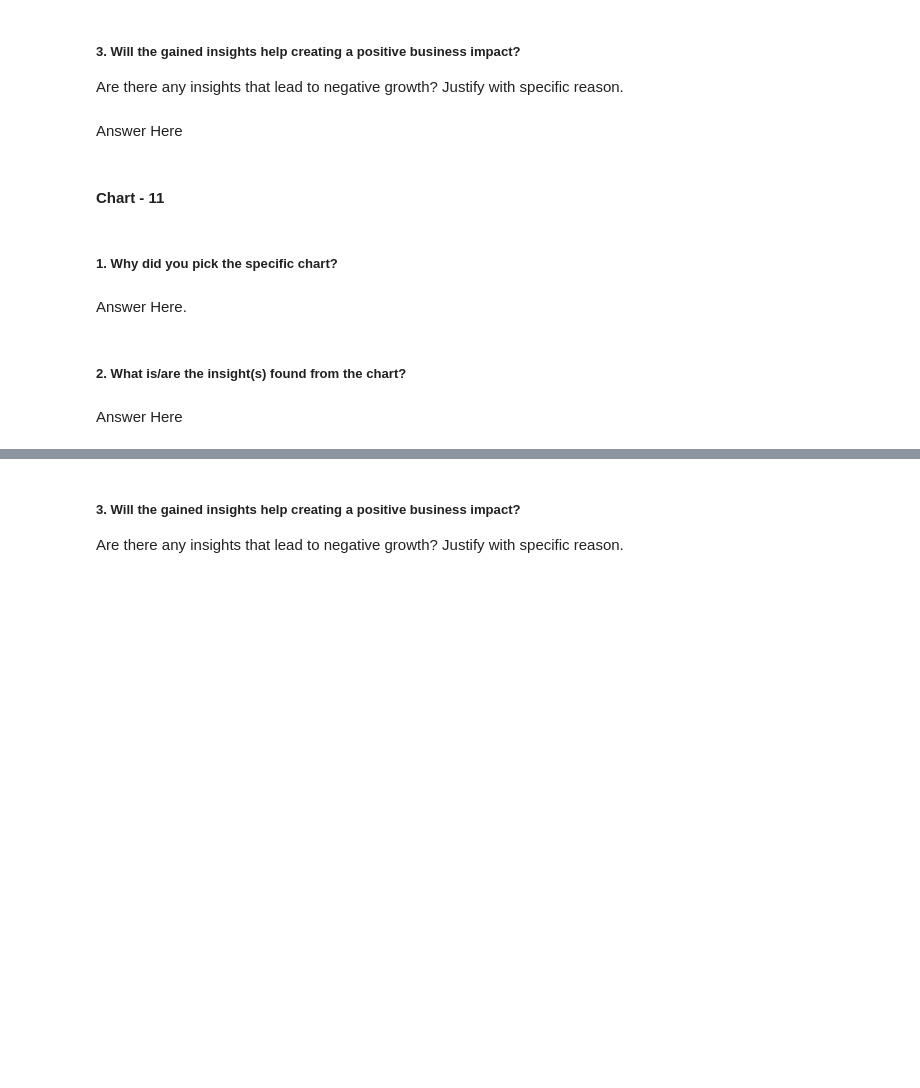
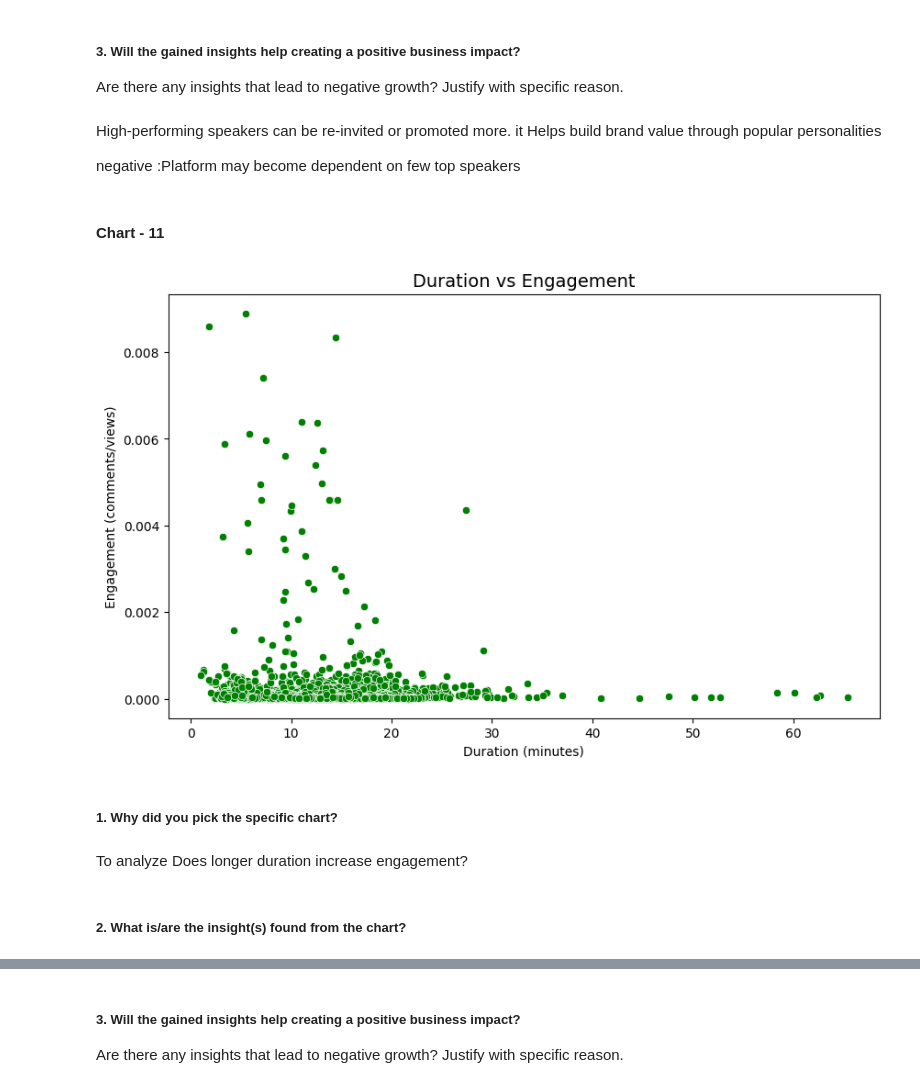
Before and after one commit to Saluja50/ted-talk-views-prediction-model, a Jupyter notebook: ted_talk_views_prediction_model.ipynb, the cells around one changed output, grey strips where cells are left out. Saved outputs shown, nothing was run; the diff lists cells and outputs as text; code cells hidden in the pictures; blank space fills up the shorter version.

```diff
--- a/ted_talk_views_prediction_model.ipynb
+++ b/ted_talk_views_prediction_model.ipynb
@@ -543,7 +709,10 @@ Answer Here
 # %% [markdown]
 ##### 3. Will the gained insights help creating a positive business impact?
 Are there any insights that lead to negative growth? Justify with specific reason.
-# %% [markdown]
-Answer Here
+# %% [markdown]
+High-performing speakers can be re-invited or promoted more.
+ it Helps build brand value through popular personalities
+
+ negative :Platform may become dependent on few top speakers
 # %% [markdown]
 #### Chart - 11
@@ -552,8 +719,20 @@ Answer Here
+# %%
+# Chart - 11 Duration vs Engagement
+plt.figure(figsize=(10,6))
+
+sns.scatterplot(x='duration_min', y='engagement', data=df, color='green')
+
+plt.title("Duration vs Engagement", fontsize=14)
+plt.xlabel("Duration (minutes)")
+plt.ylabel("Engagement (comments/views)")
+
+plt.show()
+# %% [output]
+[figure, added]
 # %% [markdown]
 ##### 1. Why did you pick the specific chart?
-# %% [markdown]
-Answer Here.
+# %% [markdown]
+To analyze
+Does longer duration increase engagement?
 # %% [markdown]
 ##### 2. What is/are the insight(s) found from the chart?
-# %% [markdown]
-Answer Here
```
Also changed, not shown: parts of 53 cells of this notebook.
